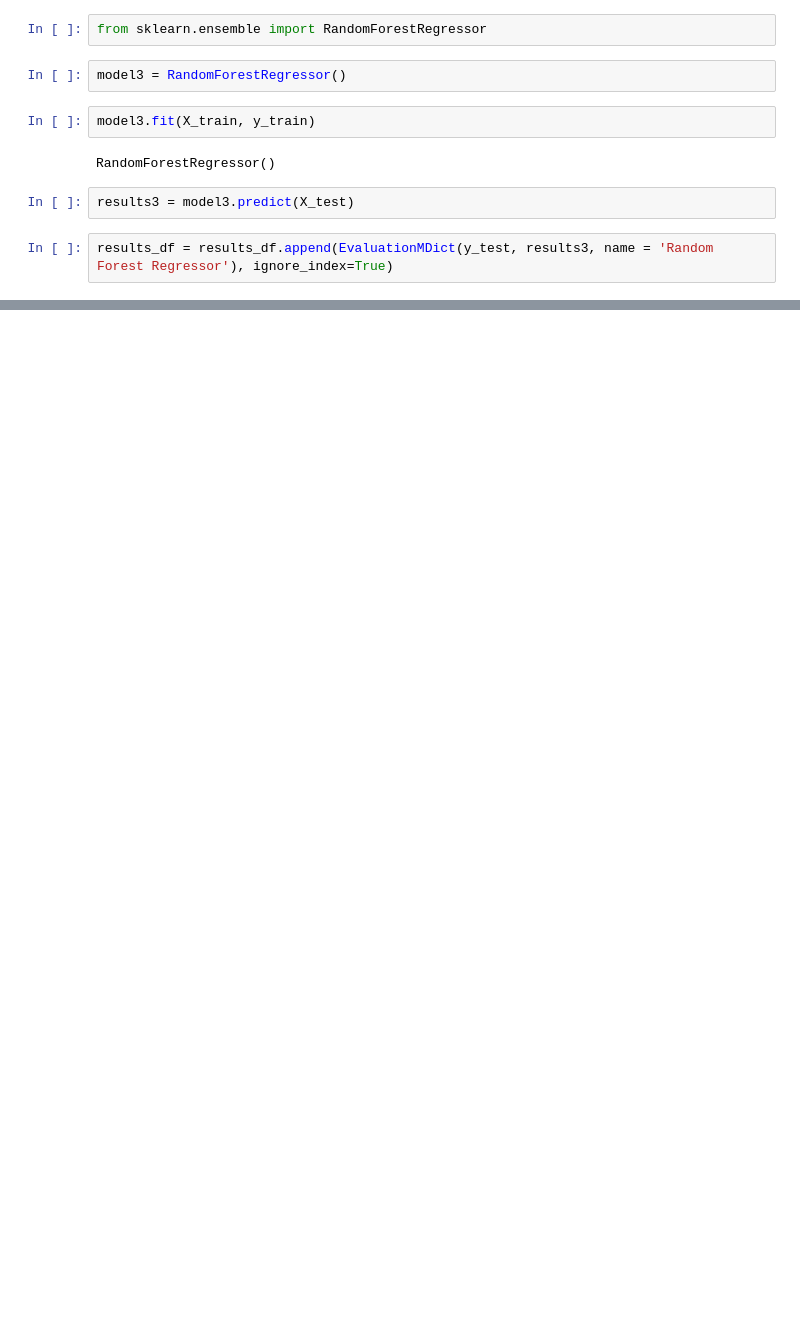
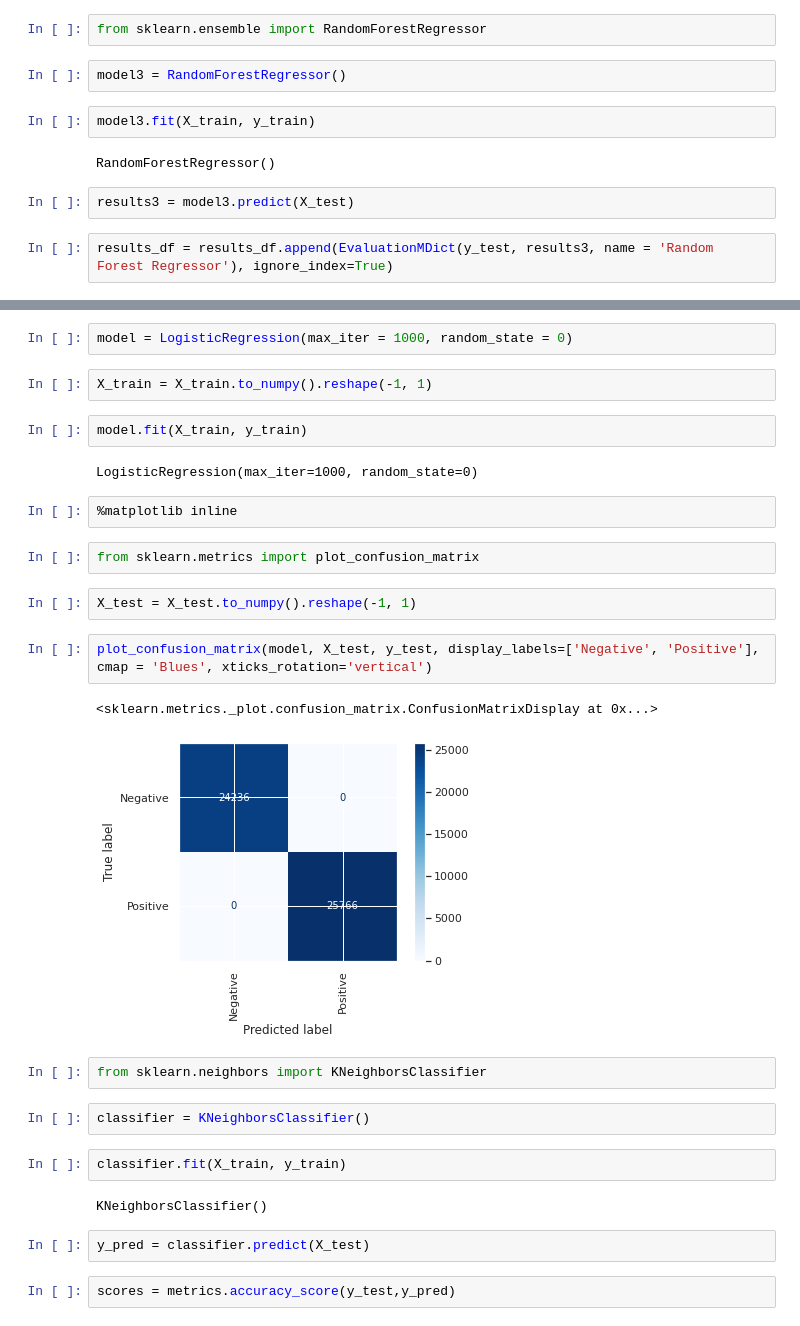
Before and after one commit to cleziac/Programming-Project, a Jupyter notebook: ds_programming_project.ipynb, the cells around one changed output, grey strips where cells are left out. Saved outputs shown, nothing was run; the diff lists cells and outputs as text; blank space fills up the shorter version.

Commit message:
Added classification models + finished streamlit port

```diff
--- a/ds_programming_project.ipynb
+++ b/ds_programming_project.ipynb
@@ -682,0 +757,31 @@ results_df
+# %%
+model = LogisticRegression(max_iter = 1000, random_state = 0)
+# %%
+X_train = X_train.to_numpy().reshape(-1, 1)
+# %%
+model.fit(X_train, y_train)
+# %% [output]
+LogisticRegression(max_iter=1000, random_state=0)
+# %%
+%matplotlib inline
+# %%
+from sklearn.metrics import plot_confusion_matrix
+# %%
+X_test = X_test.to_numpy().reshape(-1, 1)
+# %%
+plot_confusion_matrix(model, X_test, y_test, display_labels=['Negative', 'Positive'], cmap = 'Blues', xticks_rotation='vertical')
+# %% [output]
+<sklearn.metrics._plot.confusion_matrix.ConfusionMatrixDisplay at 0x...>
+[figure, added]
+# %%
+from sklearn.neighbors import KNeighborsClassifier
+# %%
+classifier = KNeighborsClassifier()
+# %%
+classifier.fit(X_train, y_train)
+# %% [output]
+KNeighborsClassifier()
+# %%
+y_pred = classifier.predict(X_test)
+# %%
+scores = metrics.accuracy_score(y_test,y_pred)
```
Also changed, not shown: parts of 25 cells of this notebook.
